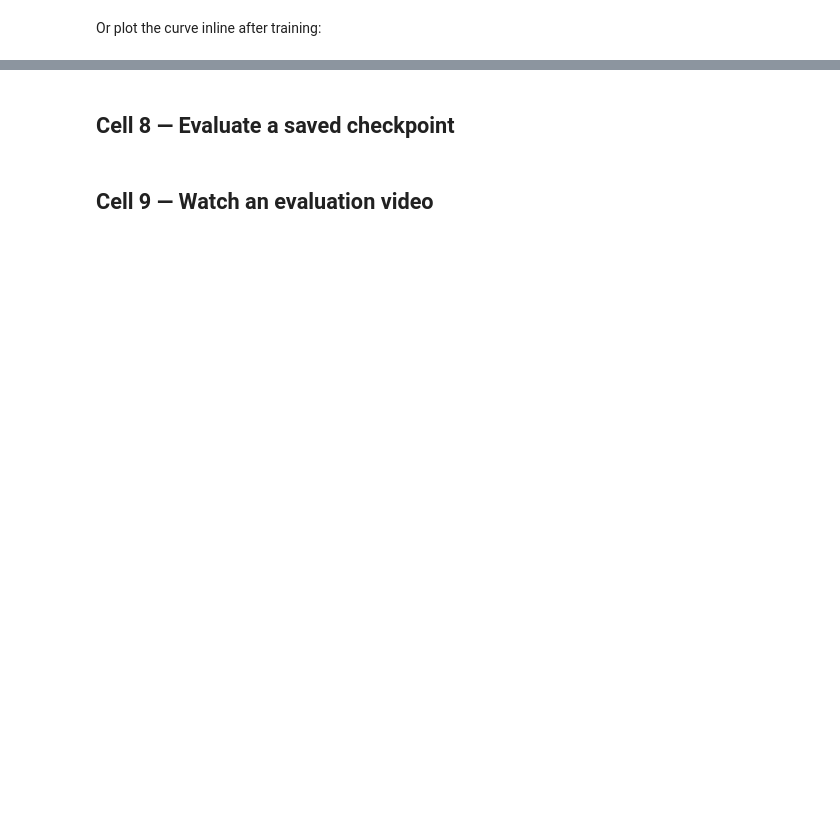
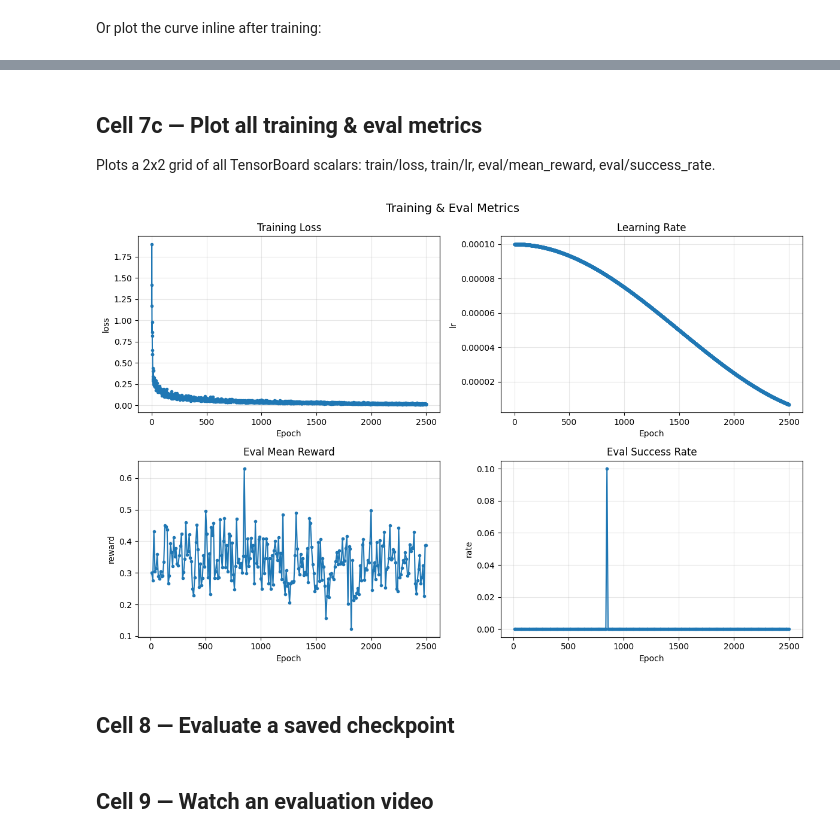
Before and after one commit to sdimri7/Continual-RL, a Jupyter notebook: run.ipynb, the cells around one changed output, grey strips where cells are left out. Cells and saved outputs as stored; diff of their text form; code cells hidden in the pictures; blank space fills up the shorter version.

```diff
--- a/run.ipynb
+++ b/run.ipynb
@@ -198,3 +230,13 @@ plot_training_curve(cfg.train.log_dir)
+# %% [markdown]
+## Cell 7c — Plot all training & eval metrics
+
+Plots a 2x2 grid of all TensorBoard scalars: train/loss, train/lr, eval/mean_reward, eval/success_rate.
+# %%
+from utils.visualization import plot_tensorboard_metrics
+
+plot_tensorboard_metrics(dir)
+# %% [output]
+[figure, added]
 # %% [markdown]
 ## Cell 8 — Evaluate a saved checkpoint
 # %%
```
Also changed, not shown: parts of 19 cells of this notebook, 4 other files.
